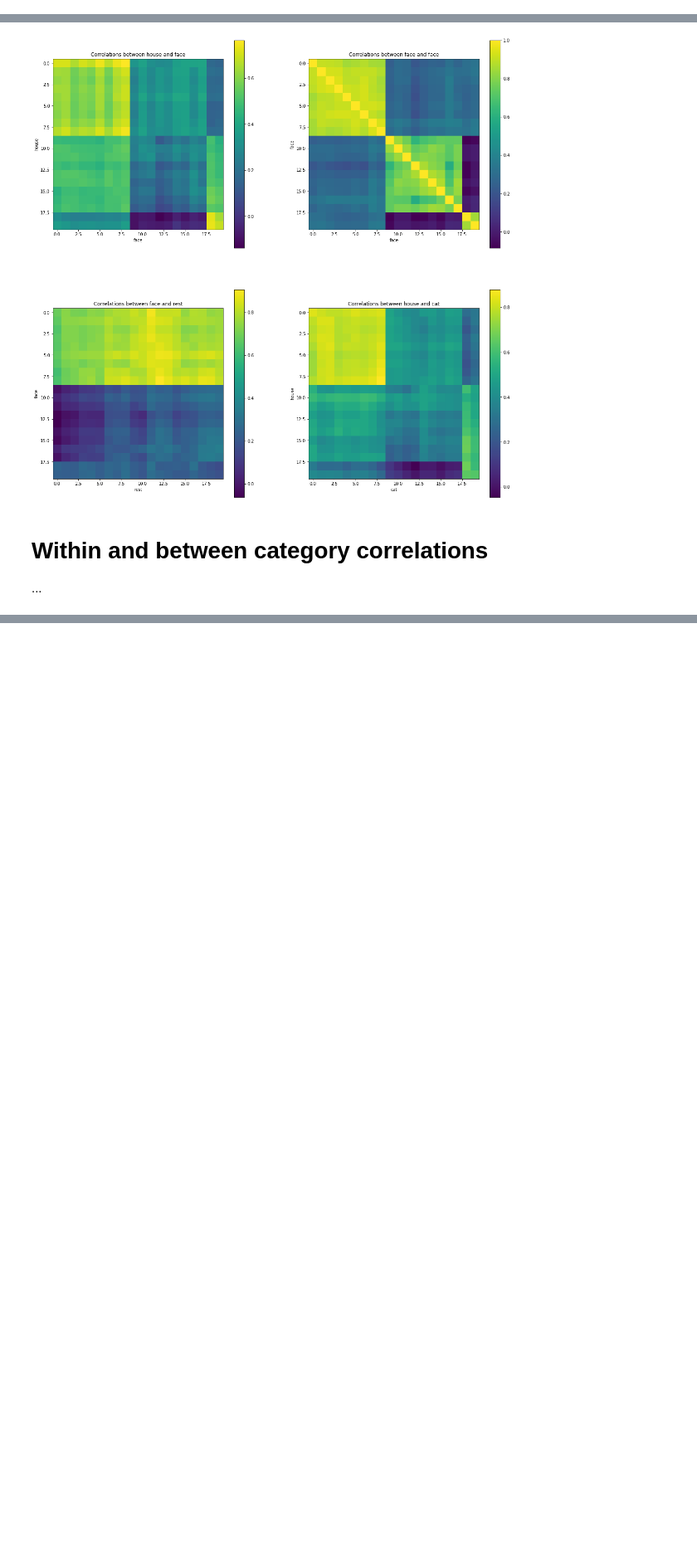
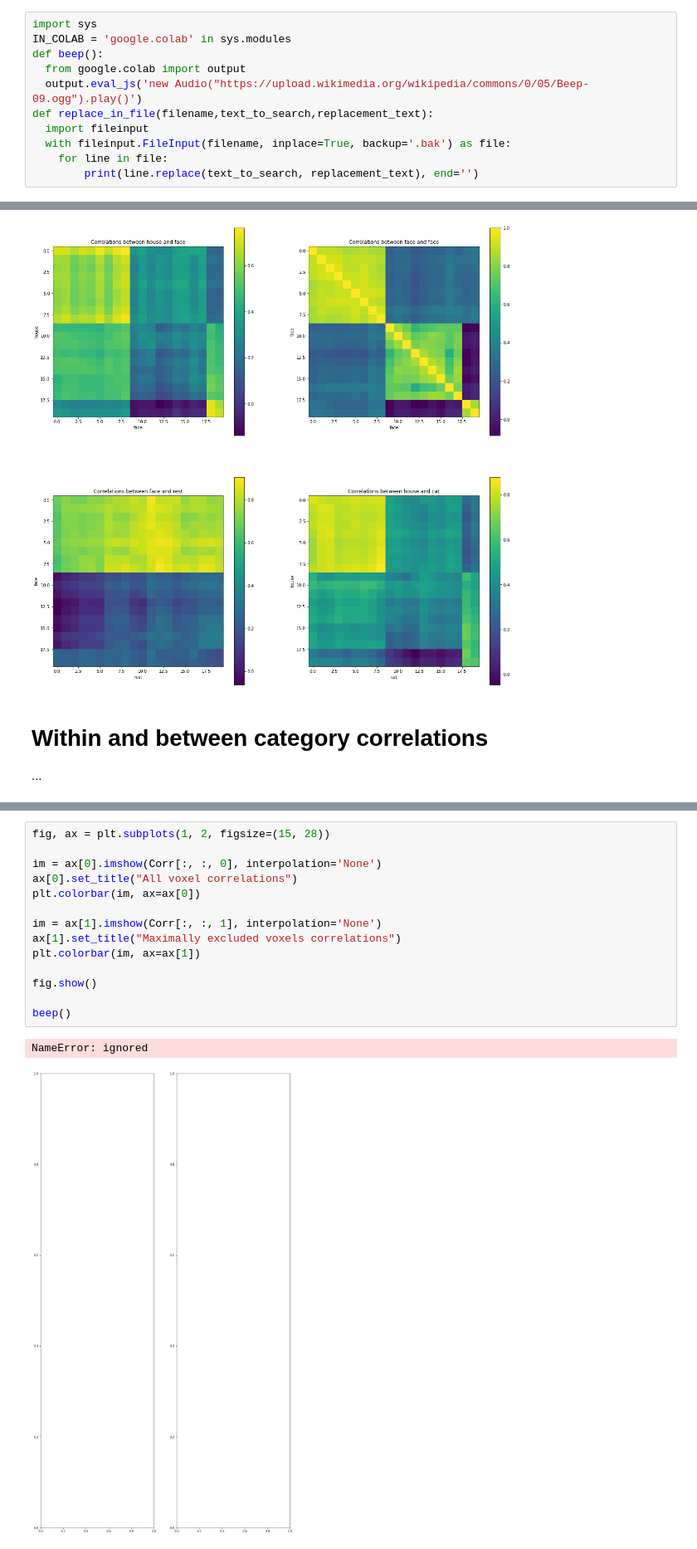
Before and after one commit to MohammadRaziei/FMRI-ANS, a Jupyter notebook: PYMVPA.ipynb, the cells around one changed output, grey strips where cells are left out. Shown: that part at 83% size. Saved outputs shown, nothing was run; the diff lists cells and outputs as text; blank space fills up the shorter version.

```diff
--- a/PYMVPA.ipynb
+++ b/PYMVPA.ipynb
@@ -4,4 +4,15 @@
 # Python Multivariate Pattern Analysis Package on Google Colab
 # %% [markdown]
 ## Preface
+# %%
+import sys
+IN_COLAB = 'google.colab' in sys.modules
+def beep():
+  from google.colab import output
+  output.eval_js('new Audio("https://upload.wikimedia.org/wikipedia/commons/0/05/Beep-09.ogg").play()')
+def replace_in_file(filename,text_to_search,replacement_text):
+  import fileinput
+  with fileinput.FileInput(filename, inplace=True, backup='.bak') as file:
+    for line in file:
+        print(line.replace(text_to_search, replacement_text), end='')
 # %% [markdown]
@@ -255,0 +278,17 @@ fig.show()
+# %%
+fig, ax = plt.subplots(1, 2, figsize=(15, 28))
+
+im = ax[0].imshow(Corr[:, :, 0], interpolation='None')
+ax[0].set_title("All voxel correlations")
+plt.colorbar(im, ax=ax[0])
+
+im = ax[1].imshow(Corr[:, :, 1], interpolation='None')
+ax[1].set_title("Maximally excluded voxels correlations")
+plt.colorbar(im, ax=ax[1])
+
+fig.show()
+
+beep()
+# %% [output]
+NameError: ignored
+[figure, added]
```
Also changed, not shown: parts of 8 cells of this notebook.
